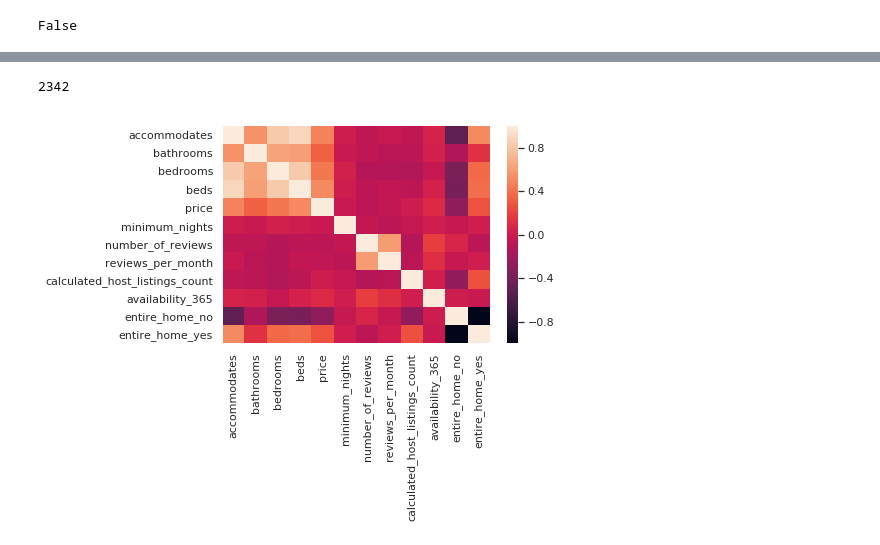
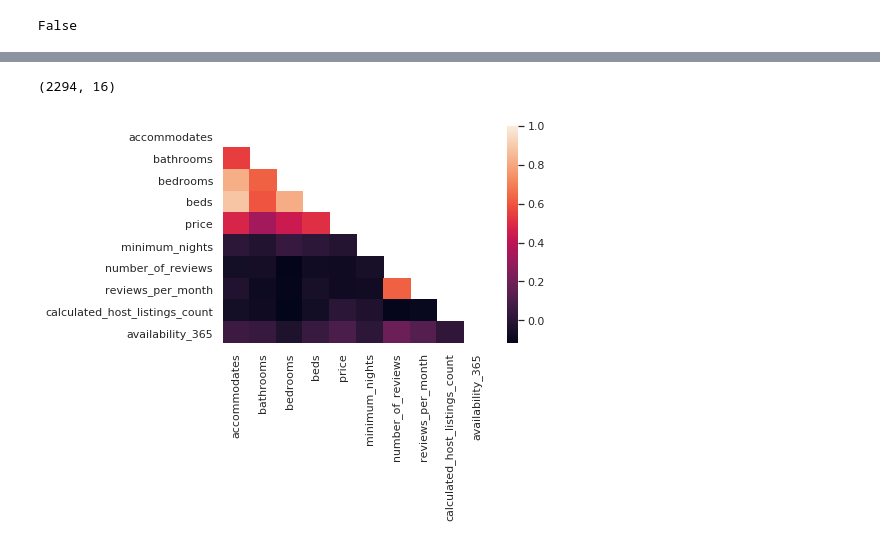
Before and after one commit to dathpo/Airbnb_Property_Type_Prediction_-_Machine_Learning, a Jupyter notebook: main.ipynb, the cells around one changed output, grey strips where cells are left out. Saved outputs shown, nothing was run; the diff lists cells and outputs as text; code cells hidden in the pictures.

```diff
--- a/main.ipynb
+++ b/main.ipynb
@@ -35,8 +45,6 @@ calculated_host_listings_count      int64
 availability_365                    int64
 dtype: object
 # %%
-# df = df.drop(df.columns["id", "name", "host_id", "host_name", "postcode",
-#                         "latitude", "longitude", "last_review", ""], axis=1)
-df = df[["neighbourhood", "property_type", "room_type", "accommodates",
+df = df[["neighbourhood", "property_type", "room_type", "accommodates", "latitude", "longitude",
           "bathrooms", "bedrooms", "beds", "price", "minimum_nights", "number_of_reviews",
          "reviews_per_month", "calculated_host_listings_count", "availability_365"]]
@@ -171,0 +167,4 @@ df = df.dropna(subset=['reviews_per_month'])
+# %%
+df_no_geo = df.drop(columns=["latitude", "longitude"])
+df_short = df_no_geo.drop(columns=["entire_home_no", "entire_home_yes", "neighbourhood", "property_type"])
+df_short_no_av = df_short.drop(columns=["availability_365"])
@@ -191,7 +252,3 @@ availability_365                    int64
 entire_home_no                      uint8
 entire_home_yes                     uint8
 dtype: object
-# %%
-len(df)
-# %% [output]
-2342
@@ -198,7 +257,14 @@ len(df)
+# %%
+df.shape
+# %% [output]
+(2294, 16)
 # %%
-numeric_df = df.select_dtypes(include=[np.number])
-corr = numeric_df.corr()
-ax = sns.heatmap(corr)
+# numeric_df = df.select_dtypes(include=[np.number])
+corr = df_short.corr()
+mask = np.zeros_like(corr)
+mask[np.triu_indices_from(mask)] = True
+with sns.axes_style("white"):
+    ax = sns.heatmap(corr, mask=mask)
 # %% [output]
-[figure, old version]
+[figure, new version]
 # %%
```
Also changed, not shown: parts of 47 cells of this notebook, 6 other files.
